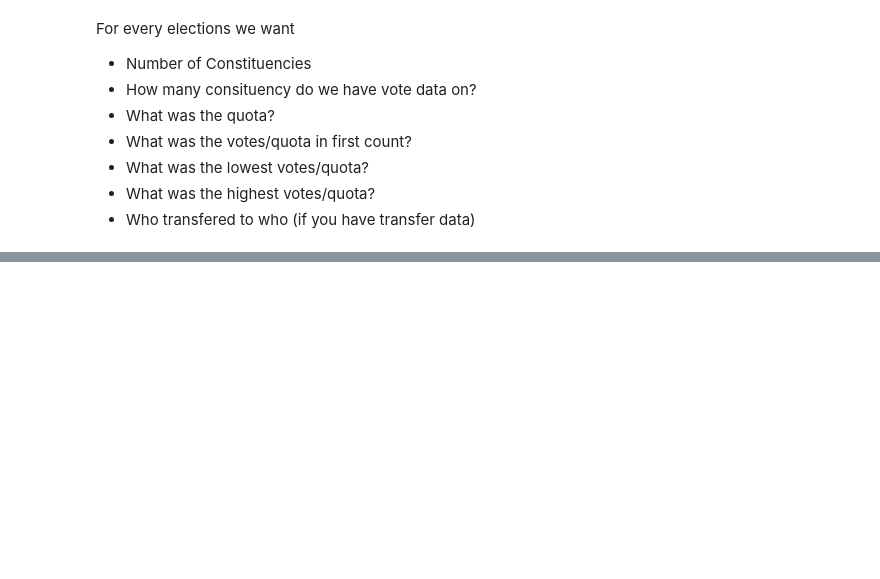
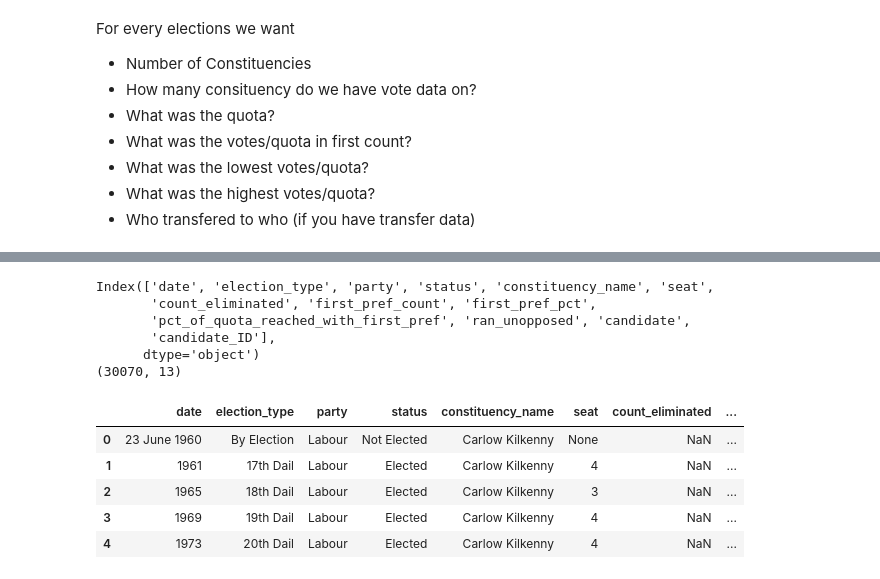
Before and after one commit to fingers53/Scraping_Dail_results, a Jupyter notebook: combining_data_sources.ipynb, the cells around one changed output, grey strips where cells are left out. Saved outputs shown, nothing was run; the diff lists cells and outputs as text; code cells hidden in the pictures; blank space fills up the shorter version.

```diff
--- a/combining_data_sources.ipynb
+++ b/combining_data_sources.ipynb
@@ -36,0 +56,19 @@ Index(['election', 'elected', 'party', 'first_pref_pct', 'first_pref_count',
+# %%
+df1 = pd.read_parquet('electionsireland_data/ElectionsIreland_candidate.parquet')
+df1 = df1.rename(columns={'ID':'candidate_ID'})
+print(df1.columns)
+print(df1.shape)
+df1.head()
+# %% [output]
+Index(['date', 'election_type', 'party', 'status', 'constituency_name', 'seat',
+       'count_eliminated', 'first_pref_count', 'first_pref_pct',
+       'pct_of_quota_reached_with_first_pref', 'ran_unopposed', 'candidate',
+       'candidate_ID'],
+      dtype='object')
+(30070, 13)
+|  | date | election_type | party | status | constituency_name | seat | count_eliminated | ... |
+| 0 | 23 June 1960 | By Election | Labour | Not Elected | Carlow Kilkenny | None | NaN | ... |
+| 1 | 1961 | 17th Dail | Labour | Elected | Carlow Kilkenny | 4 | NaN | ... |
+| 2 | 1965 | 18th Dail | Labour | Elected | Carlow Kilkenny | 3 | NaN | ... |
+| 3 | 1969 | 19th Dail | Labour | Elected | Carlow Kilkenny | 4 | NaN | ... |
+| 4 | 1973 | 20th Dail | Labour | Elected | Carlow Kilkenny | 4 | NaN | ... |
```
Also changed, not shown: parts of 32 cells of this notebook, 3 other files.
